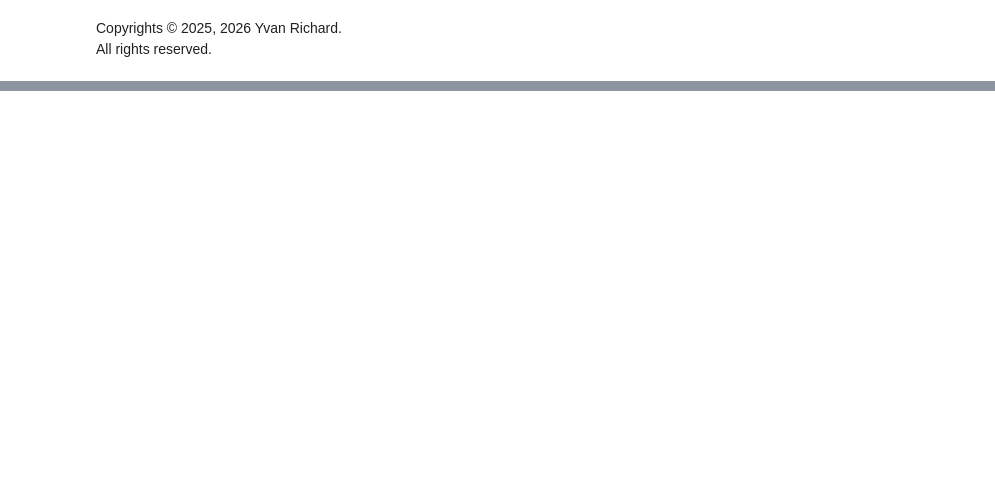
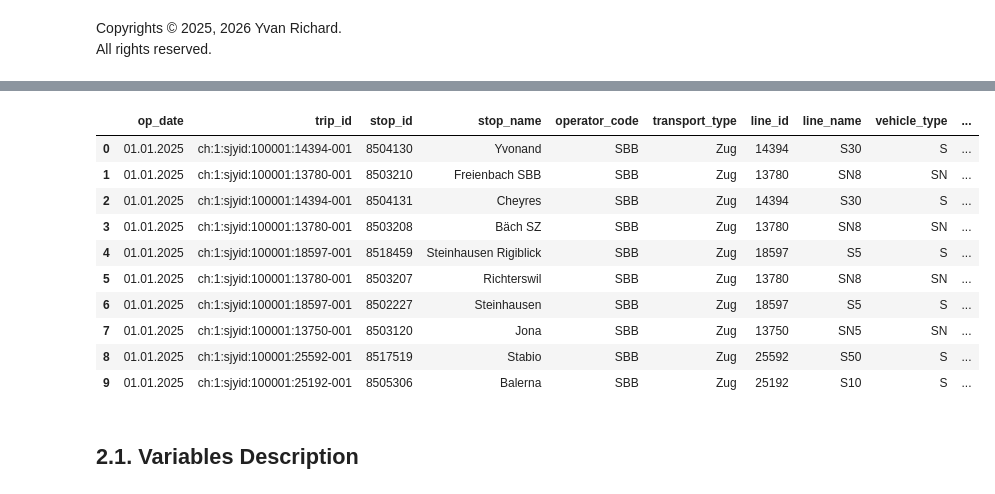
Before and after one commit to YVYX04/Swiss_Train_ML, a Jupyter notebook: notebooks/data/test_IstData.ipynb, the cells around one changed output, grey strips where cells are left out. Cells and saved outputs as stored; diff of their text form; code cells hidden in the pictures; blank space fills up the shorter version.

```diff
--- a/notebooks/data/test_IstData.ipynb
+++ b/notebooks/data/test_IstData.ipynb
@@ -90,0 +62,16 @@ df_2.groupby("vehicle_type")["arrival_delay_minutes"].describe()
+# %%
+df_1.head(10)
+# %% [output]
+|  | op_date | trip_id | stop_id | stop_name | operator_code | transport_type | line_id | line_name | vehicle_type | ... |
+| 0 | 01.01.2025 | ch:1:sjyid:100001:14394-001 | 8504130 | Yvonand | SBB | Zug | 14394 | S30 | S | ... |
+| 1 | 01.01.2025 | ch:1:sjyid:100001:13780-001 | 8503210 | Freienbach SBB | SBB | Zug | 13780 | SN8 | SN | ... |
+| 2 | 01.01.2025 | ch:1:sjyid:100001:14394-001 | 8504131 | Cheyres | SBB | Zug | 14394 | S30 | S | ... |
+| 3 | 01.01.2025 | ch:1:sjyid:100001:13780-001 | 8503208 | Bäch SZ | SBB | Zug | 13780 | SN8 | SN | ... |
+| 4 | 01.01.2025 | ch:1:sjyid:100001:18597-001 | 8518459 | Steinhausen Rigiblick | SBB | Zug | 18597 | S5 | S | ... |
+| 5 | 01.01.2025 | ch:1:sjyid:100001:13780-001 | 8503207 | Richterswil | SBB | Zug | 13780 | SN8 | SN | ... |
+| 6 | 01.01.2025 | ch:1:sjyid:100001:18597-001 | 8502227 | Steinhausen | SBB | Zug | 18597 | S5 | S | ... |
+| 7 | 01.01.2025 | ch:1:sjyid:100001:13750-001 | 8503120 | Jona | SBB | Zug | 13750 | SN5 | SN | ... |
+| 8 | 01.01.2025 | ch:1:sjyid:100001:25592-001 | 8517519 | Stabio | SBB | Zug | 25592 | S50 | S | ... |
+| 9 | 01.01.2025 | ch:1:sjyid:100001:25192-001 | 8505306 | Balerna | SBB | Zug | 25192 | S10 | S | ... |
+# %% [markdown]
+## 2.1. Variables Description
```
Also changed, not shown: parts of 38 cells of this notebook.
